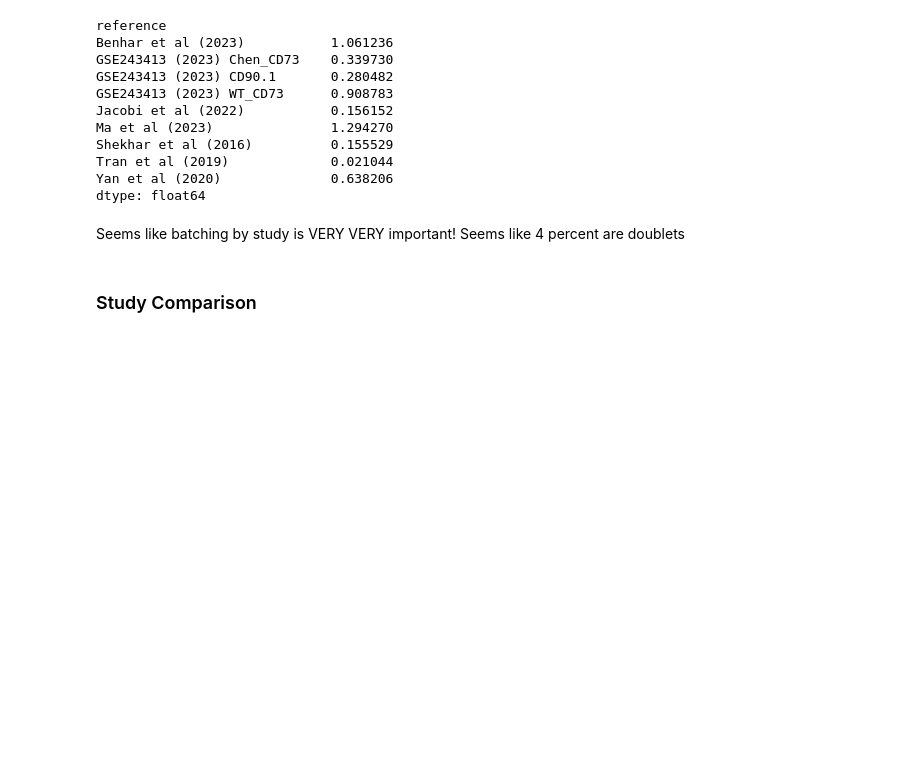
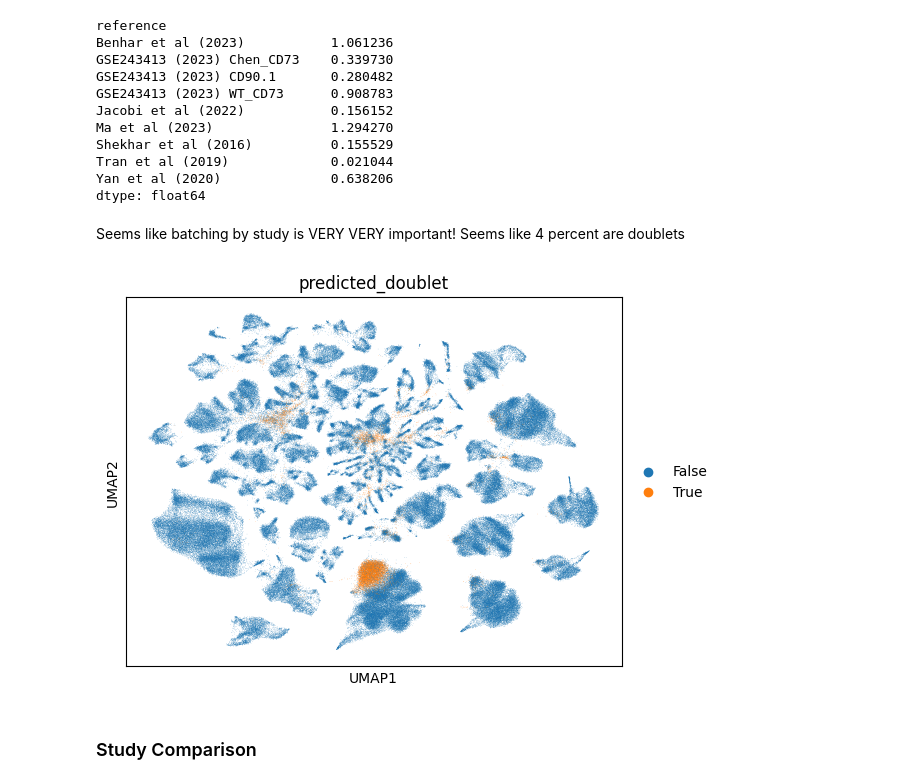
Before and after one commit to yuyanchenglab/CAMR2024, a Jupyter notebook: QualityControl.ipynb, the cells around one changed output. Drawn from its saved outputs; the diff is of its cells as text; code cells hidden in the pictures; blank space fills up the shorter version.

Commit message:
fix for umap_doublet figure

```diff
--- a/QualityControl.ipynb
+++ b/QualityControl.ipynb
@@ -307,6 +307,16 @@ Yan et al (2020)              0.638206
 dtype: float64
 # %% [markdown]
 Seems like batching by study is VERY VERY important! Seems like 4 percent are doublets
+# %%
+sc.pl.umap(
+    adata,
+    color=['predicted_doublet'],
+    show=False
+)
+
+plt.savefig('figures/umap_doublet', bbox_inches='tight')
+# %% [output]
+[figure, added]
 # %% [markdown]
 ### Study Comparison
 # %%
```
Also changed, not shown: 3 other files.
